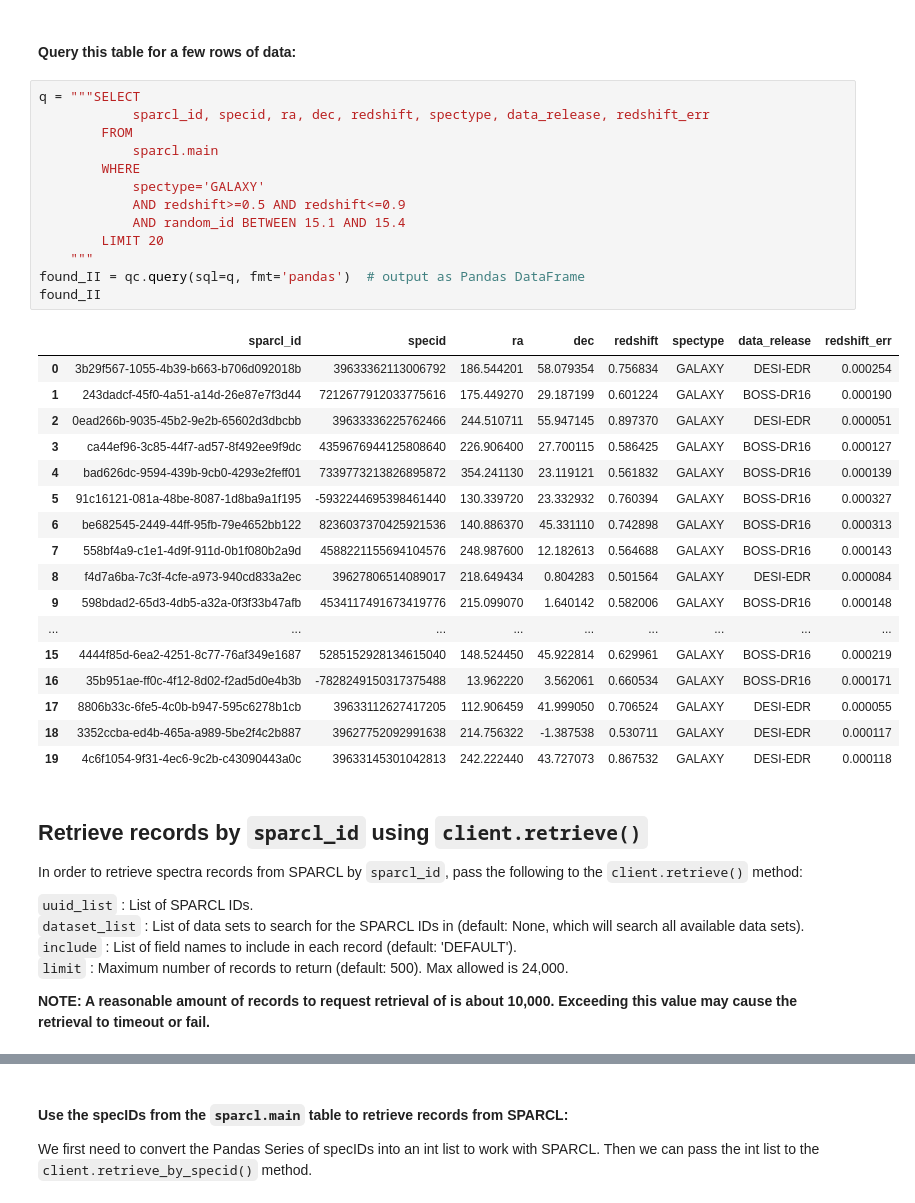
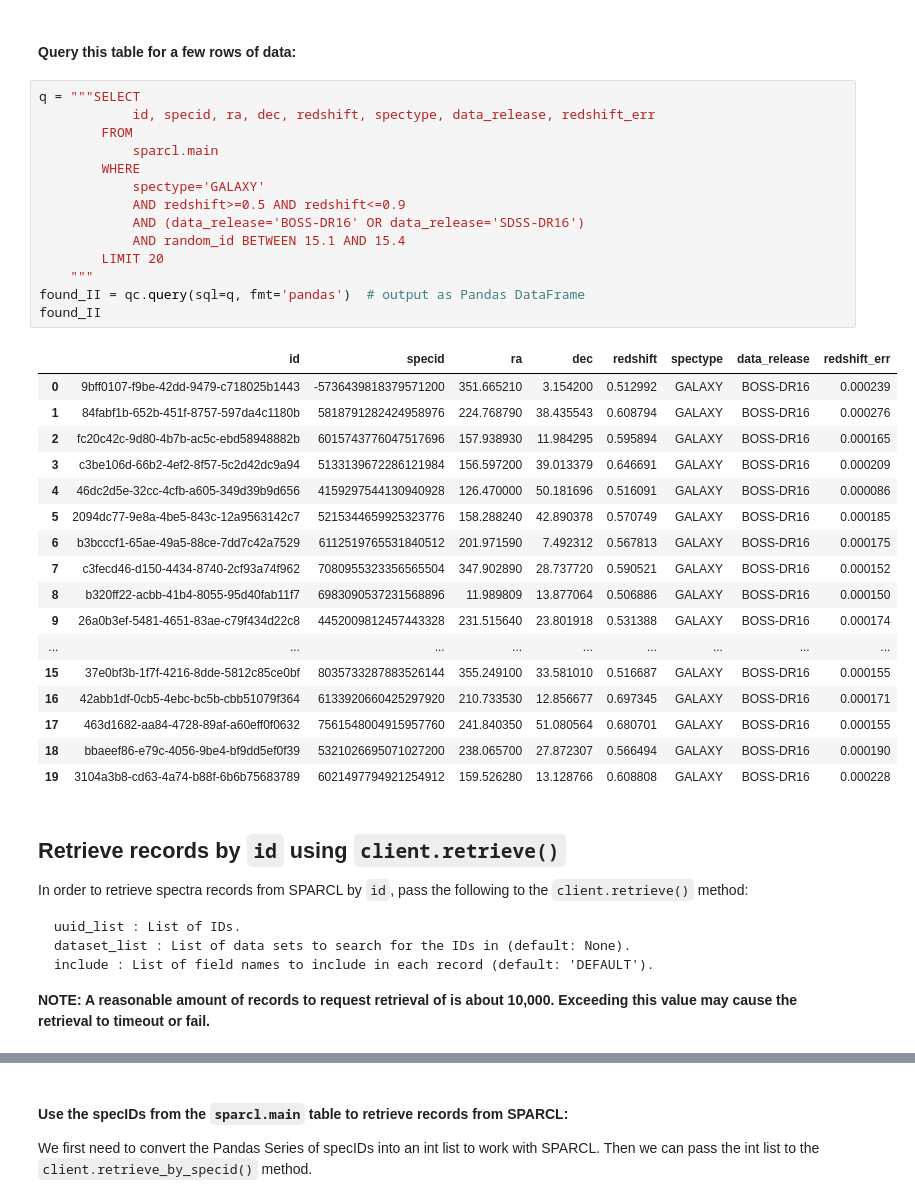
Before and after one commit to astro-datalab/notebooks-latest, a Jupyter notebook: 04_HowTos/SPARCL/How_to_use_SPARCL.ipynb, the cells around one changed output, grey strips where cells are left out. Cells and saved outputs as stored; diff of their text form.

````diff
--- a/04_HowTos/SPARCL/How_to_use_SPARCL.ipynb
+++ b/04_HowTos/SPARCL/How_to_use_SPARCL.ipynb
@@ -288,45 +283,45 @@ Schema: sparcl
 #### Query this table for a few rows of data:
 # %%
 q = """SELECT
-            sparcl_id, specid, ra, dec, redshift, spectype, data_release, redshift_err
+            id, specid, ra, dec, redshift, spectype, data_release, redshift_err
         FROM
             sparcl.main
         WHERE
             spectype='GALAXY'
             AND redshift>=0.5 AND redshift<=0.9
+            AND (data_release='BOSS-DR16' OR data_release='SDSS-DR16')
             AND random_id BETWEEN 15.1 AND 15.4
         LIMIT 20
     """
 found_II = qc.query(sql=q, fmt='pandas')  # output as Pandas DataFrame
 found_II
 # %% [output]
-|  | sparcl_id | specid | ra | dec | redshift | spectype | data_release | redshift_err |
-| 0 | 3b29f567-1055-4b39-b663-b706d092018b | 39633362113006792 | 186.544201 | 58.079354 | 0.756834 | GALAXY | DESI-EDR | 0.000254 |
-| 1 | 243dadcf-45f0-4a51-a14d-26e87e7f3d44 | 7212677912033775616 | 175.449270 | 29.187199 | 0.601224 | GALAXY | BOSS-DR16 | 0.000190 |
-| 2 | 0ead266b-9035-45b2-9e2b-65602d3dbcbb | 39633336225762466 | 244.510711 | 55.947145 | 0.897370 | GALAXY | DESI-EDR | 0.000051 |
-| 3 | ca44ef96-3c85-44f7-ad57-8f492ee9f9dc | 4359676944125808640 | 226.906400 | 27.700115 | 0.586425 | GALAXY | BOSS-DR16 | 0.000127 |
-| 4 | bad626dc-9594-439b-9cb0-4293e2feff01 | 7339773213826895872 | 354.241130 | 23.119121 | 0.561832 | GALAXY | BOSS-DR16 | 0.000139 |
-| 5 | 91c16121-081a-48be-8087-1d8ba9a1f195 | -5932244695398461440 | 130.339720 | 23.332932 | 0.760394 | GALAXY | BOSS-DR16 | 0.000327 |
-| 6 | be682545-2449-44ff-95fb-79e4652bb122 | 8236037370425921536 | 140.886370 | 45.331110 | 0.742898 | GALAXY | BOSS-DR16 | 0.000313 |
-| 7 | 558bf4a9-c1e1-4d9f-911d-0b1f080b2a9d | 4588221155694104576 | 248.987600 | 12.182613 | 0.564688 | GALAXY | BOSS-DR16 | 0.000143 |
-| 8 | f4d7a6ba-7c3f-4cfe-a973-940cd833a2ec | 39627806514089017 | 218.649434 | 0.804283 | 0.501564 | GALAXY | DESI-EDR | 0.000084 |
-| 9 | 598bdad2-65d3-4db5-a32a-0f3f33b47afb | 4534117491673419776 | 215.099070 | 1.640142 | 0.582006 | GALAXY | BOSS-DR16 | 0.000148 |
+|  | id | specid | ra | dec | redshift | spectype | data_release | redshift_err |
+| 0 | 9bff0107-f9be-42dd-9479-c718025b1443 | -5736439818379571200 | 351.665210 | 3.154200 | 0.512992 | GALAXY | BOSS-DR16 | 0.000239 |
+| 1 | 84fabf1b-652b-451f-8757-597da4c1180b | 5818791282424958976 | 224.768790 | 38.435543 | 0.608794 | GALAXY | BOSS-DR16 | 0.000276 |
+| 2 | fc20c42c-9d80-4b7b-ac5c-ebd58948882b | 6015743776047517696 | 157.938930 | 11.984295 | 0.595894 | GALAXY | BOSS-DR16 | 0.000165 |
+| 3 | c3be106d-66b2-4ef2-8f57-5c2d42dc9a94 | 5133139672286121984 | 156.597200 | 39.013379 | 0.646691 | GALAXY | BOSS-DR16 | 0.000209 |
+| 4 | 46dc2d5e-32cc-4cfb-a605-349d39b9d656 | 4159297544130940928 | 126.470000 | 50.181696 | 0.516091 | GALAXY | BOSS-DR16 | 0.000086 |
+| 5 | 2094dc77-9e8a-4be5-843c-12a9563142c7 | 5215344659925323776 | 158.288240 | 42.890378 | 0.570749 | GALAXY | BOSS-DR16 | 0.000185 |
+| 6 | b3bcccf1-65ae-49a5-88ce-7dd7c42a7529 | 6112519765531840512 | 201.971590 | 7.492312 | 0.567813 | GALAXY | BOSS-DR16 | 0.000175 |
+| 7 | c3fecd46-d150-4434-8740-2cf93a74f962 | 7080955323356565504 | 347.902890 | 28.737720 | 0.590521 | GALAXY | BOSS-DR16 | 0.000152 |
+| 8 | b320ff22-acbb-41b4-8055-95d40fab11f7 | 6983090537231568896 | 11.989809 | 13.877064 | 0.506886 | GALAXY | BOSS-DR16 | 0.000150 |
+| 9 | 26a0b3ef-5481-4651-83ae-c79f434d22c8 | 4452009812457443328 | 231.515640 | 23.801918 | 0.531388 | GALAXY | BOSS-DR16 | 0.000174 |
 | ... | ... | ... | ... | ... | ... | ... | ... | ... |
-| 15 | 4444f85d-6ea2-4251-8c77-76af349e1687 | 5285152928134615040 | 148.524450 | 45.922814 | 0.629961 | GALAXY | BOSS-DR16 | 0.000219 |
-| 16 | 35b951ae-ff0c-4f12-8d02-f2ad5d0e4b3b | -7828249150317375488 | 13.962220 | 3.562061 | 0.660534 | GALAXY | BOSS-DR16 | 0.000171 |
-| 17 | 8806b33c-6fe5-4c0b-b947-595c6278b1cb | 39633112627417205 | 112.906459 | 41.999050 | 0.706524 | GALAXY | DESI-EDR | 0.000055 |
-| 18 | 3352ccba-ed4b-465a-a989-5be2f4c2b887 | 39627752092991638 | 214.756322 | -1.387538 | 0.530711 | GALAXY | DESI-EDR | 0.000117 |
-| 19 | 4c6f1054-9f31-4ec6-9c2b-c43090443a0c | 39633145301042813 | 242.222440 | 43.727073 | 0.867532 | GALAXY | DESI-EDR | 0.000118 |
+| 15 | 37e0bf3b-1f7f-4216-8dde-5812c85ce0bf | 8035733287883526144 | 355.249100 | 33.581010 | 0.516687 | GALAXY | BOSS-DR16 | 0.000155 |
+| 16 | 42abb1df-0cb5-4ebc-bc5b-cbb51079f364 | 6133920660425297920 | 210.733530 | 12.856677 | 0.697345 | GALAXY | BOSS-DR16 | 0.000171 |
+| 17 | 463d1682-aa84-4728-89af-a60eff0f0632 | 7561548004915957760 | 241.840350 | 51.080564 | 0.680701 | GALAXY | BOSS-DR16 | 0.000155 |
+| 18 | bbaeef86-e79c-4056-9be4-bf9dd5ef0f39 | 5321026695071027200 | 238.065700 | 27.872307 | 0.566494 | GALAXY | BOSS-DR16 | 0.000190 |
+| 19 | 3104a3b8-cd63-4a74-b88f-6b6b75683789 | 6021497794921254912 | 159.526280 | 13.128766 | 0.608808 | GALAXY | BOSS-DR16 | 0.000228 |
 # %% [markdown]
 <a class="anchor" id="retrieve"></a>
-## Retrieve records by `sparcl_id` using `client.retrieve()`
-In order to retrieve spectra records from SPARCL by `sparcl_id`, pass the following to the `client.retrieve()` method:
-
-`uuid_list` : List of SPARCL IDs.
-`dataset_list` : List of data sets to search for the SPARCL IDs in (default: None, which will search all available data sets).
-`include` : List of field names to include in each record (default: 'DEFAULT').
-`limit` : Maximum number of records to return (default: 500). Max allowed is 24,000.
-
+## Retrieve records by `id` using `client.retrieve()`
+In order to retrieve spectra records from SPARCL by `id`, pass the following to the `client.retrieve()` method:
+```
+uuid_list : List of IDs.
+dataset_list : List of data sets to search for the IDs in (default: None).
+include : List of field names to include in each record (default: 'DEFAULT').
+```
 
 **NOTE: A reasonable amount of records to request retrieval of is about 10,000. Exceeding this value may cause the retrieval to timeout or fail.**
 # %%
````
Also changed, not shown: parts of 47 cells of this notebook, 2 other files.
